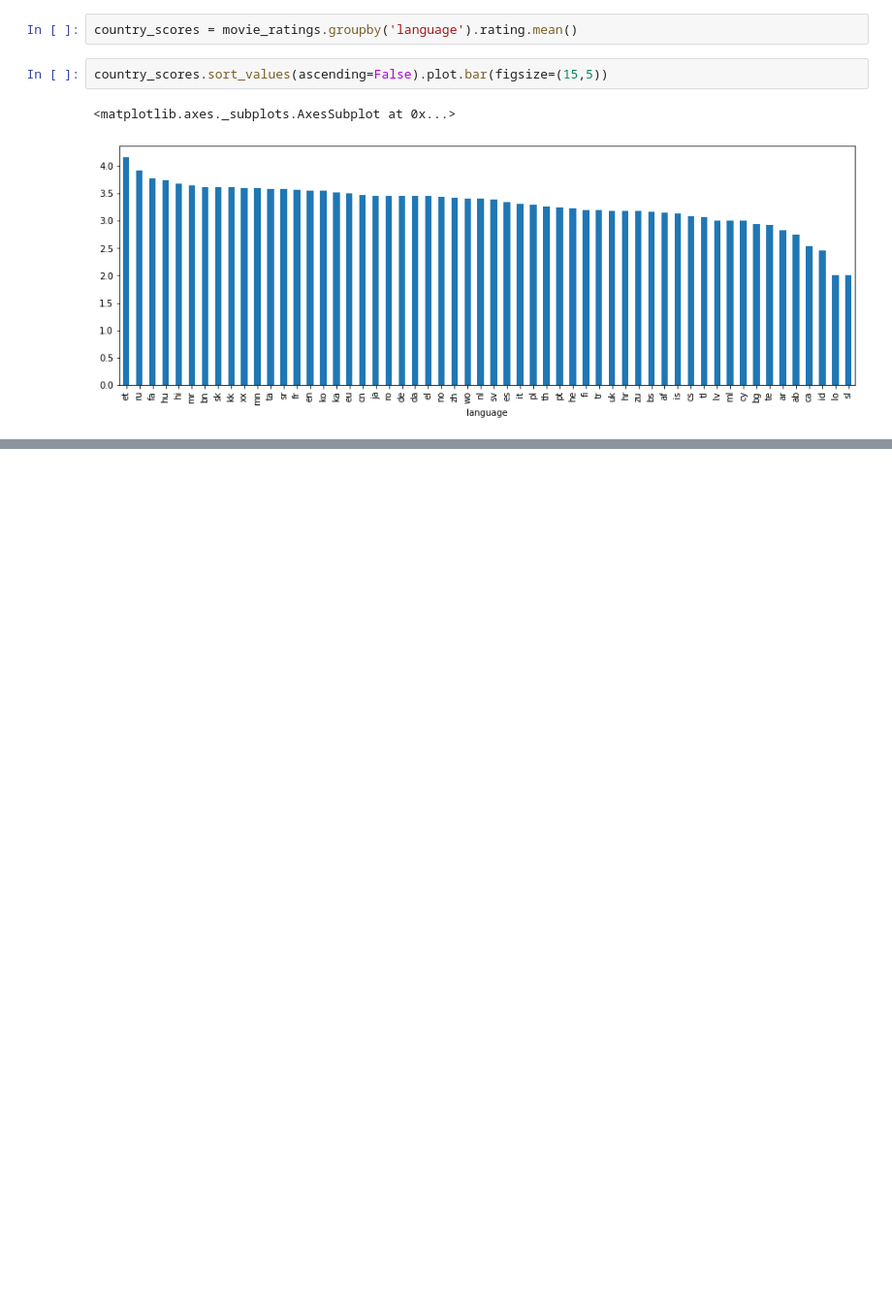
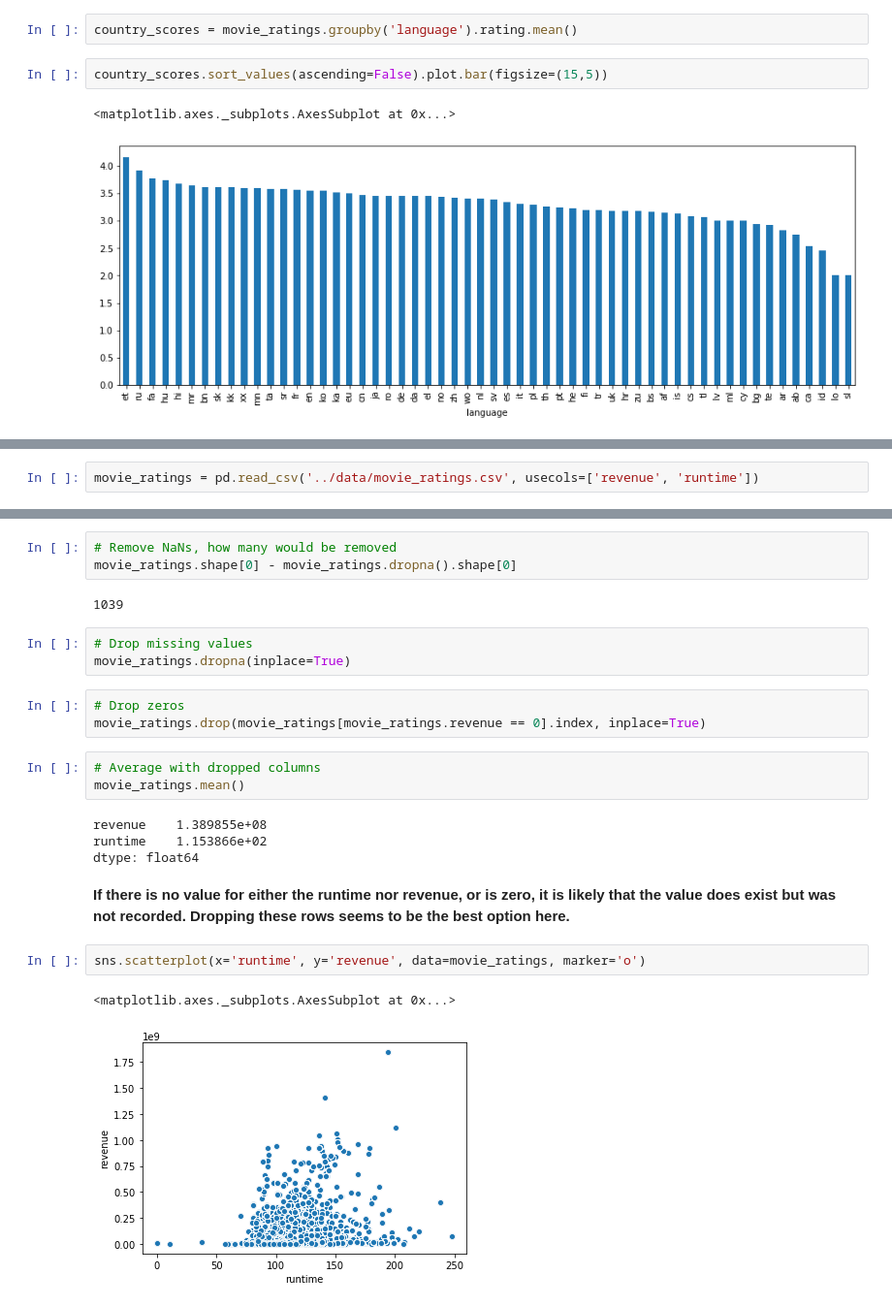
Before and after one commit to jacKlinc/film_dash, a Jupyter notebook: notebooks/1_movies-dashboard_an.ipynb, the cells around one changed output, grey strips where cells are left out. Shown at 97% size. Drawn from its saved outputs; the diff is of its cells as text; blank space fills up the shorter version.

Commit message:
Revenue & Runtime scatter plot done
- Zeros and NaNs dropped

```diff
--- a/notebooks/1_movies-dashboard_an.ipynb
+++ b/notebooks/1_movies-dashboard_an.ipynb
@@ -133,0 +132,2 @@ country_scores.sort_values(ascending=False).plot.bar(figsize=(15,5))
+# %%
+movie_ratings = pd.read_csv('../data/movie_ratings.csv', usecols=['revenue', 'runtime'])
@@ -133,0 +170,25 @@ country_scores.sort_values(ascending=False).plot.bar(figsize=(15,5))
+# %%
+# Remove NaNs, how many would be removed
+movie_ratings.shape[0] - movie_ratings.dropna().shape[0]
+# %% [output]
+1039
+# %%
+# Drop missing values
+movie_ratings.dropna(inplace=True)
+# %%
+# Drop zeros
+movie_ratings.drop(movie_ratings[movie_ratings.revenue == 0].index, inplace=True)
+# %%
+# Average with dropped columns
+movie_ratings.mean()
+# %% [output]
+revenue    1.389855e+08
+runtime    1.153866e+02
+dtype: float64
+# %% [markdown]
+**If there is no value for either the runtime nor revenue, or is zero, it is likely that the value does exist but was not recorded. Dropping these rows seems to be the best option here.**
+# %%
+sns.scatterplot(x='runtime', y='revenue', data=movie_ratings, marker='o')
+# %% [output]
+<matplotlib.axes._subplots.AxesSubplot at 0x...>
+[figure, added]
```
Also changed, not shown: parts of 9 cells of this notebook.
